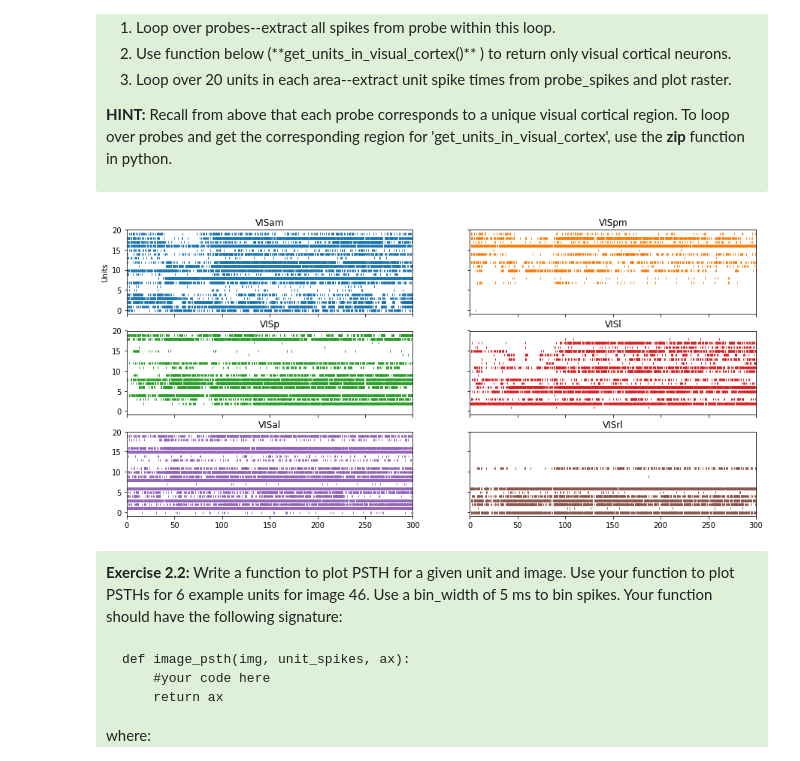
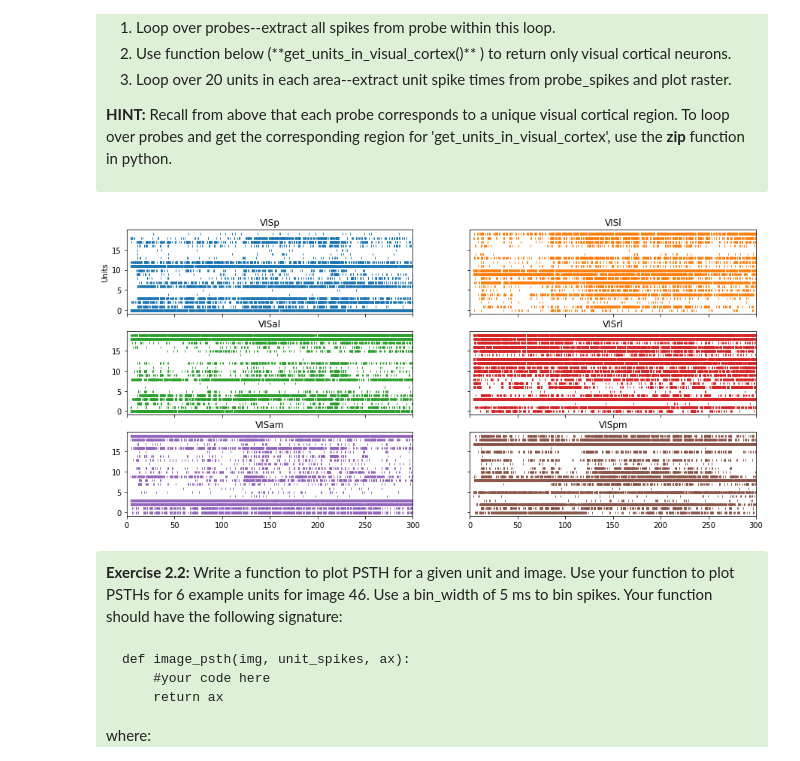
Before and after one commit to AllenInstitute/SWDB_2019, a Jupyter notebook: DynamicBrain/ecephys_files/Neuropixels_exercises.ipynb, the cells around one changed output. Drawn from its saved outputs; the diff is of its cells as text; code cells hidden in the pictures.

```diff
--- a/DynamicBrain/ecephys_files/Neuropixels_exercises.ipynb
+++ b/DynamicBrain/ecephys_files/Neuropixels_exercises.ipynb
@@ -72,39 +57,34 @@ def get_units_in_visual_cortex(cortical_region_name, data_set):
 # %%
 #SOLUTION
 # Raster plot showing 20 units simultaneously recorded in each of 6 areas
 
-#Get probes and regions in data_set
-probes = data_set.probe_list
-regions = data_set.region_list
+regions =  ('VISp','VISl','VISal','VISrl','VISam','VISpm')
 
 # Figure setup
 fig,ax = plt.subplots(3,2,figsize=(15,7),sharex=True,sharey=True)
 
 #The ravel command gets the six axes (3*2) into a single list.
 ax = ax.ravel()
 
 #List of colors so that a unique color can be used for each plot.
 colors = plt.rcParams['axes.prop_cycle'].by_key()['color']
 
-# Loop over probes. Use a counter variable 'idx' that increments by 1 for every probe
-idx = 0
-for probe,region in zip(probes,regions):
-    probe_spt = data_set.spike_times[probe]                     # Get all spikes from probe
-    vis_unit_list = get_units_in_visual_cortex(region,data_set) # Get units in one visual cortical region
+for i_axis, region in enumerate(regions):
+    # Get units in one visual cortical region
+    vis_unit_list = session.units[session.units.structure_acronym==region].index
 
     # Plot spike times for 20 units
     for i,unit in enumerate(vis_unit_list[:20]):
-        spike_times =  probe_spt[unit]                       #Extract spike times for each unit from probe spiketimes
-        ax[idx].plot(spike_times,i*np.ones_like(spike_times),'|',color=colors[idx],markersize=3) #fill in the first two entries here
-        ax[idx].set_title(region)                           #Use region name as title for each subplot
+        spike_times =  session.spike_times[unit]                       #Extract spike times for each unit from probe spiketimes
+        ax[i_axis].plot(spike_times,i*np.ones_like(spike_times),'|',color=colors[i_axis],markersize=3) #fill in the first two entries here
+        ax[i_axis].set_title(region)                           #Use region name as title for each subplot
 
-    idx = idx+1
 
 plt.xlim(0,300)
 ax[0].set_ylabel('Units')
 plt.show()
 # %% [output]
-[figure, old version]
+[figure, new version]
 # %% [markdown]
 <div style="background: #DFF0D8; border-radius: 3px; padding: 10px;">
 <b>Exercise 2.2:</b> Write a function to plot PSTH for a given unit and image. Use your function to plot PSTHs for 6 example units for image 46. Use a bin_width of 5 ms to bin spikes. Your function should have the following signature:
```
Also changed, not shown: parts of 18 cells of this notebook.
